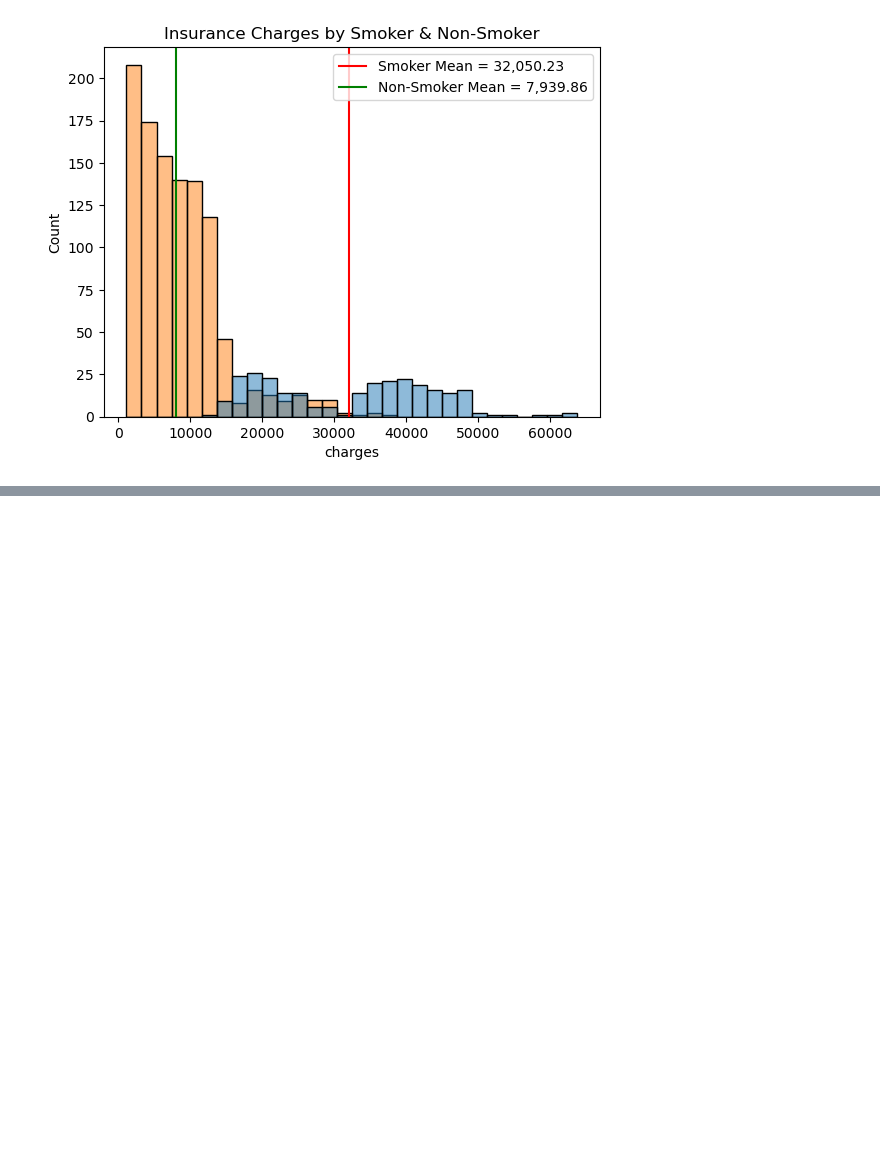
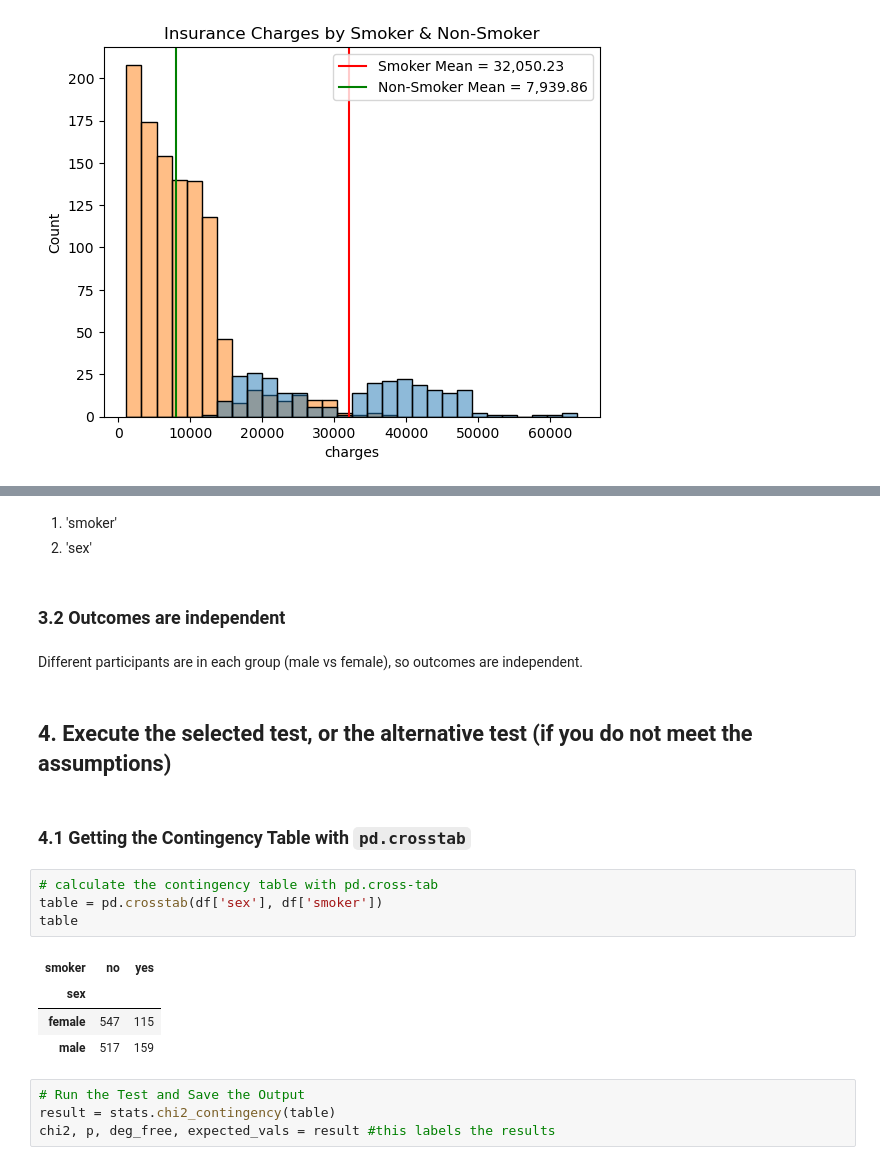
Before and after one commit to ericakitano/data-enrichment-week-15-core-assignment-2---Hypothesis-Testing-with-Insurance-Data, a Jupyter notebook: Hypothesis Testing with Insurance Data (Core).ipynb, the cells around one changed output, grey strips where cells are left out. Cells and saved outputs as stored; diff of their text form; blank space fills up the shorter version.

```diff
--- a/Hypothesis Testing with Insurance Data (Core).ipynb
+++ b/Hypothesis Testing with Insurance Data (Core).ipynb
@@ -161,0 +213,24 @@ ax.legend();
+# %% [markdown]
+1. 'smoker'
+2. 'sex'
+# %% [markdown]
+### 3.2 Outcomes are independent
+# %% [markdown]
+Different participants are in each group (male vs female), so outcomes are independent.
+# %% [markdown]
+## 4. Execute the selected test, or the alternative test (if you do not meet the assumptions)
+# %% [markdown]
+### 4.1 Getting the Contingency Table with `pd.crosstab`
+# %%
+# calculate the contingency table with pd.cross-tab
+table = pd.crosstab(df['sex'], df['smoker'])
+table
+# %% [output]
+| smoker | no | yes |
+| sex |  |  |
+| female | 547 | 115 |
+| male | 517 | 159 |
+# %%
+# Run the Test and Save the Output
+result = stats.chi2_contingency(table)
+chi2, p, deg_free, expected_vals = result #this labels the results
```
Also changed, not shown: parts of 17 cells of this notebook.
